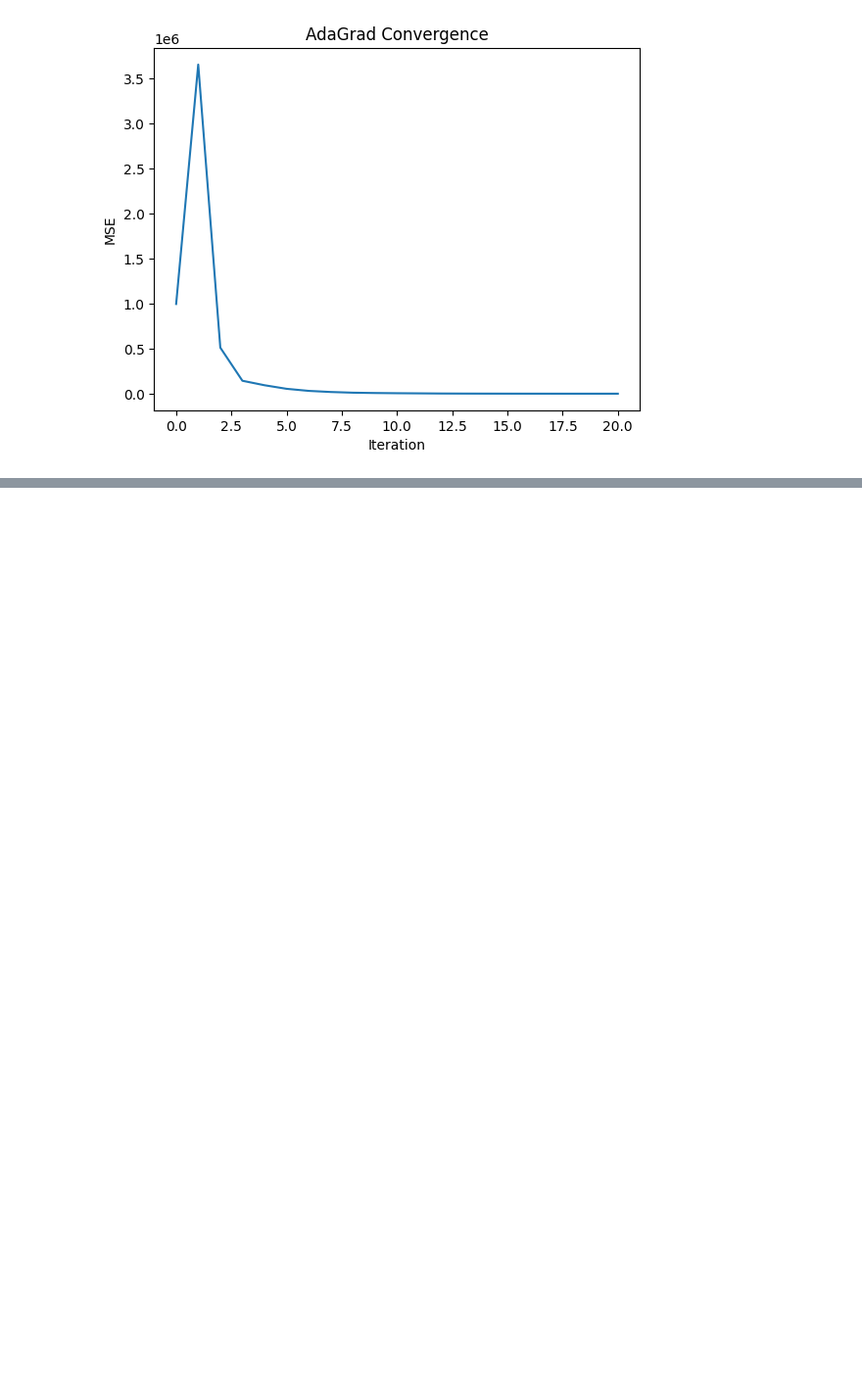
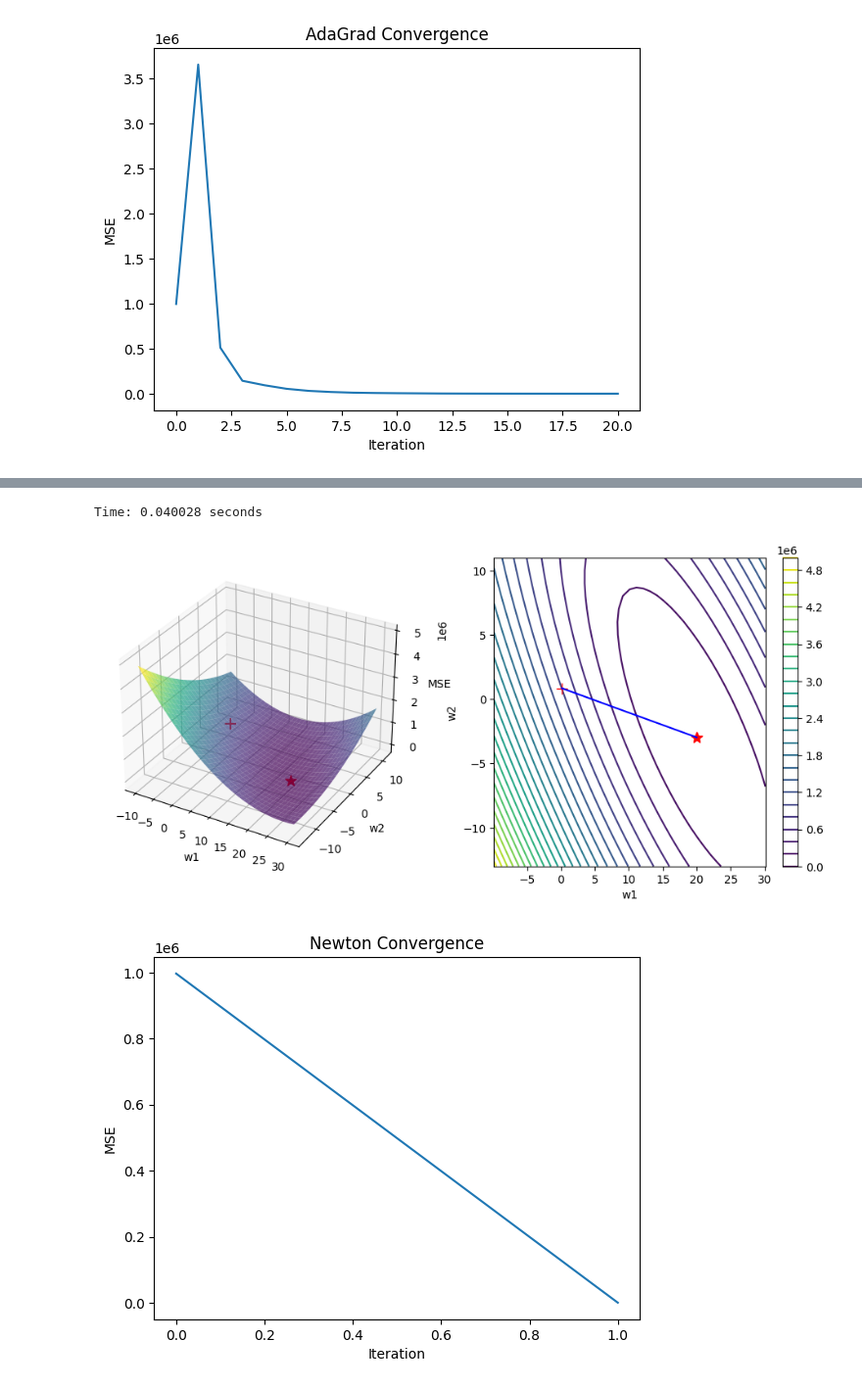
Before and after one commit to kallefrisk/Schoolwork, a Jupyter notebook: Python/DeepLearning/Stochastic_gradient_based_optimization.ipynb, the cells around one changed output, grey strips where cells are left out. Shown at 98% size. Cells and saved outputs as stored; diff of their text form; code cells hidden in the pictures; blank space fills up the shorter version.

Commit message:
Added the Newton method.

```diff
--- a/Python/DeepLearning/Stochastic_gradient_based_optimization.ipynb
+++ b/Python/DeepLearning/Stochastic_gradient_based_optimization.ipynb
@@ -444,0 +512,47 @@ Time: 0.757568 seconds
+# %%
+def stochastic_newton_mse(K, ws, loss, grad_loss, grad2_loss, N, verbose=False):
+    """Stochastic Newton's method"""
+    batch_size = int(N * 0.01)
+    history = [loss(ws)]
+    for k in range(K):
+        randices = np.random.choice(N, batch_size, replace=False)
+        grad_ws = grad_loss(ws, randices)
+        old_ws = ws.copy()
+        H = grad2_loss(ws, randices)
+        ws = old_ws - inv(H) @ grad_ws
+        if verbose:
+            plt.plot([old_ws[0], ws[0]], [old_ws[1], ws[1]], 'b-')
+        history.append(loss(ws))
+    return ws, history
+
+def hessian_mse(ws, X):
+    """Compute Hessian matrix for MSE"""
+    N = len(X)
+    M = len(ws)
+    H = np.zeros((M, M))
+    for r in range(M):
+        for c in range(M):
+            for i in range(N):
+                H[r, c] += X[i, r] * X[i, c]
+    return 2/N * H
+# %%
+K = 1
+
+grad2_loss = lambda ws, randices: hessian_mse(ws, XX[randices])
+
+ax = setup_plot()
+start_time = time.time()
+ws_newton, history_newton = stochastic_newton_mse(K, ws0.copy(), mse1, grad_loss2, grad2_loss, N*N, verbose=True)
+print(f"Time: {time.time() - start_time:.6f} seconds")
+plt.show()
+
+plt.figure()
+plt.plot(range(len(history_newton)), history_newton)
+plt.xlabel('Iteration')
+plt.ylabel('MSE')
+plt.title('Newton Convergence')
+plt.show()
+# %% [output]
+Time: 0.040028 seconds
+[figure, added]
+[figure, added]
```
Also changed, not shown: parts of 6 cells of this notebook.
